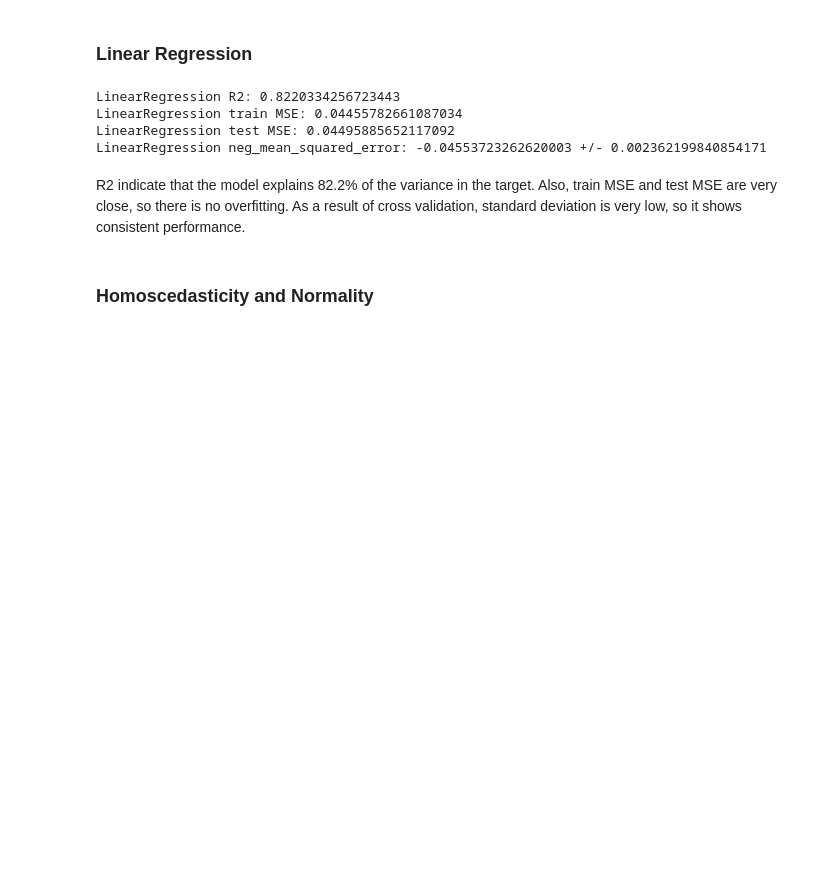
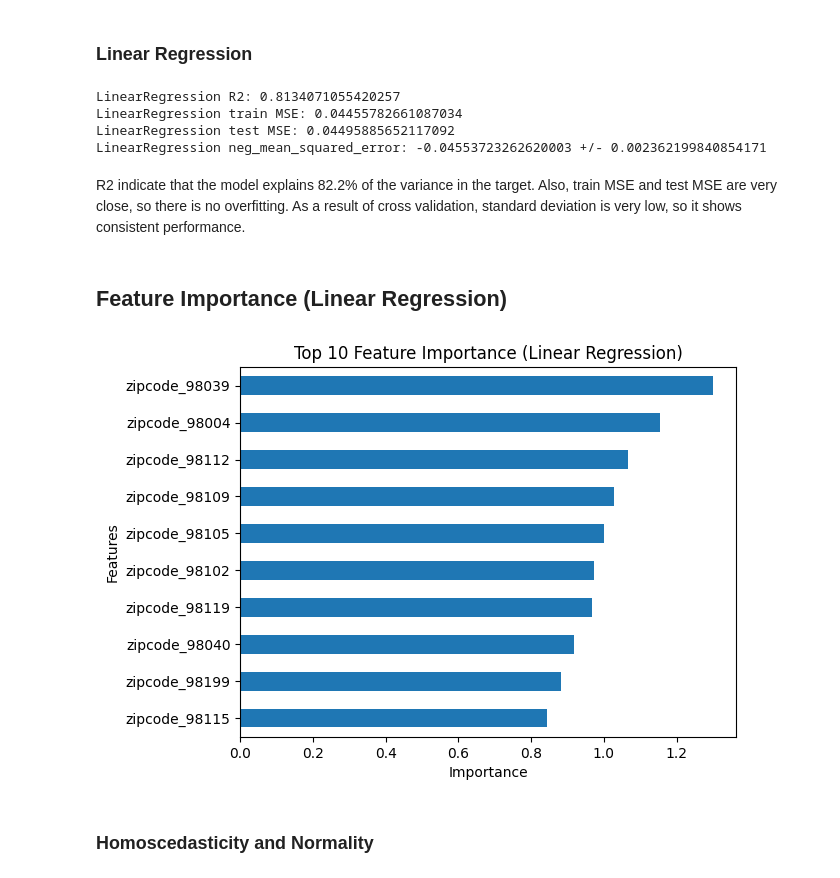
Before and after one commit to RayKwon2040/house-price-prediction, a Jupyter notebook: Prediction_of_house_prices_in_King_County.ipynb, the cells around one changed output. Cells and saved outputs as stored; diff of their text form; code cells hidden in the pictures; blank space fills up the shorter version.

```diff
--- a/Prediction_of_house_prices_in_King_County.ipynb
+++ b/Prediction_of_house_prices_in_King_County.ipynb
@@ -396,11 +397,12 @@ lr_train_loss_ms = mean_squared_error(y_train_lr, y_train_pred_lr)
 
 y_test_pred_lr = model_lr.predict(X_test_lr)
 lr_test_loss_ms = mean_squared_error(y_test_lr, y_test_pred_lr)
+lr_test_loss_mae = mean_absolute_error(y_test_lr, y_test_pred_lr)
 
 
 # Calculate R2 score
 y_train_pred_lr = model_lr.predict(X_train_lr)
-lr_scores_r2 = r2_score(y_train_lr, y_train_pred_lr)
+lr_scores_r2 = r2_score(y_test_lr, y_test_pred_lr)
 
 # Calculate cross-validation scores
 
@@ -412,12 +414,33 @@ print(f'LinearRegression train MSE: {lr_train_loss_ms}')
 print(f'LinearRegression test MSE: {lr_test_loss_ms}')
 print(f'LinearRegression neg_mean_squared_error: {lr_scores_mse.mean()} +/- {lr_scores_mse.std()}')
 # %% [output]
-LinearRegression R2: 0.8220334256723443
+LinearRegression R2: 0.8134071055420257
 LinearRegression train MSE: 0.04455782661087034
 LinearRegression test MSE: 0.04495885652117092
 LinearRegression neg_mean_squared_error: -0.04553723262620003 +/- 0.002362199840854171
 # %% [markdown]
 R2 indicate that the model explains 82.2% of the variance in the target. Also, train MSE and test MSE are very close, so there is no overfitting. As a result of cross validation, standard deviation is very low, so it shows consistent performance.
+# %% [markdown]
+## **Feature Importance (Linear Regression)**
+# %%
+import numpy as np
+import pandas as pd
+
+importances_lr = np.abs(model_lr.coef_)
+
+# Convert the NumPy array to a pandas Series for plotting
+importances_lr = pd.Series(importances_lr, index=X_train_lr.columns)
+
+# Select the top 10 features by importance
+top_10_importances_lr = importances_lr.sort_values(ascending=False).head(10)
+
+top_10_importances_lr.sort_values().plot(kind='barh')
+plt.title("Top 10 Feature Importance (Linear Regression)")
+plt.xlabel("Importance")
+plt.ylabel("Features")
+plt.show()
+# %% [output]
+[figure, added]
 # %% [markdown]
 ### **Homoscedasticity and Normality**
 # %%
```
Also changed, not shown: parts of 16 cells of this notebook.
